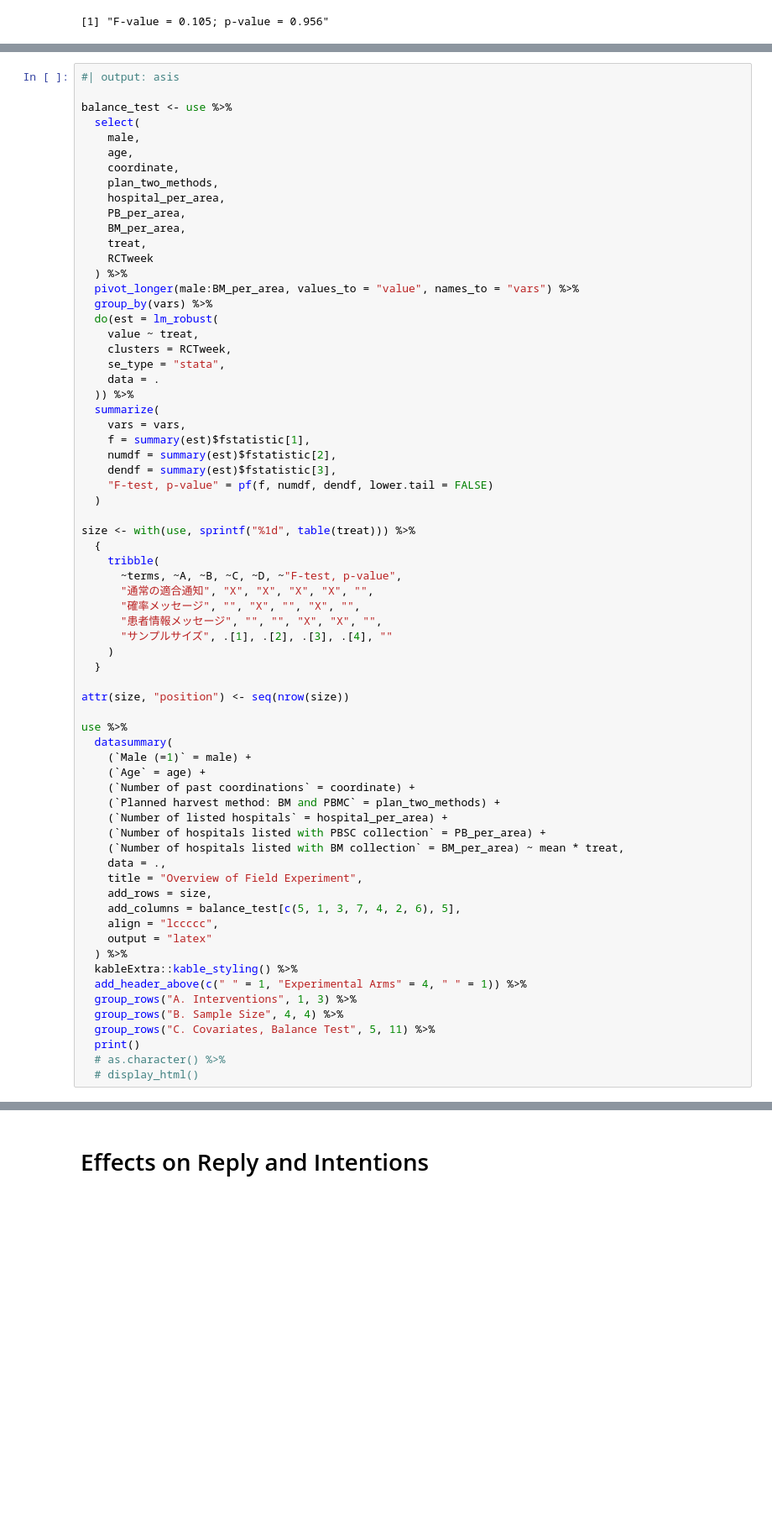
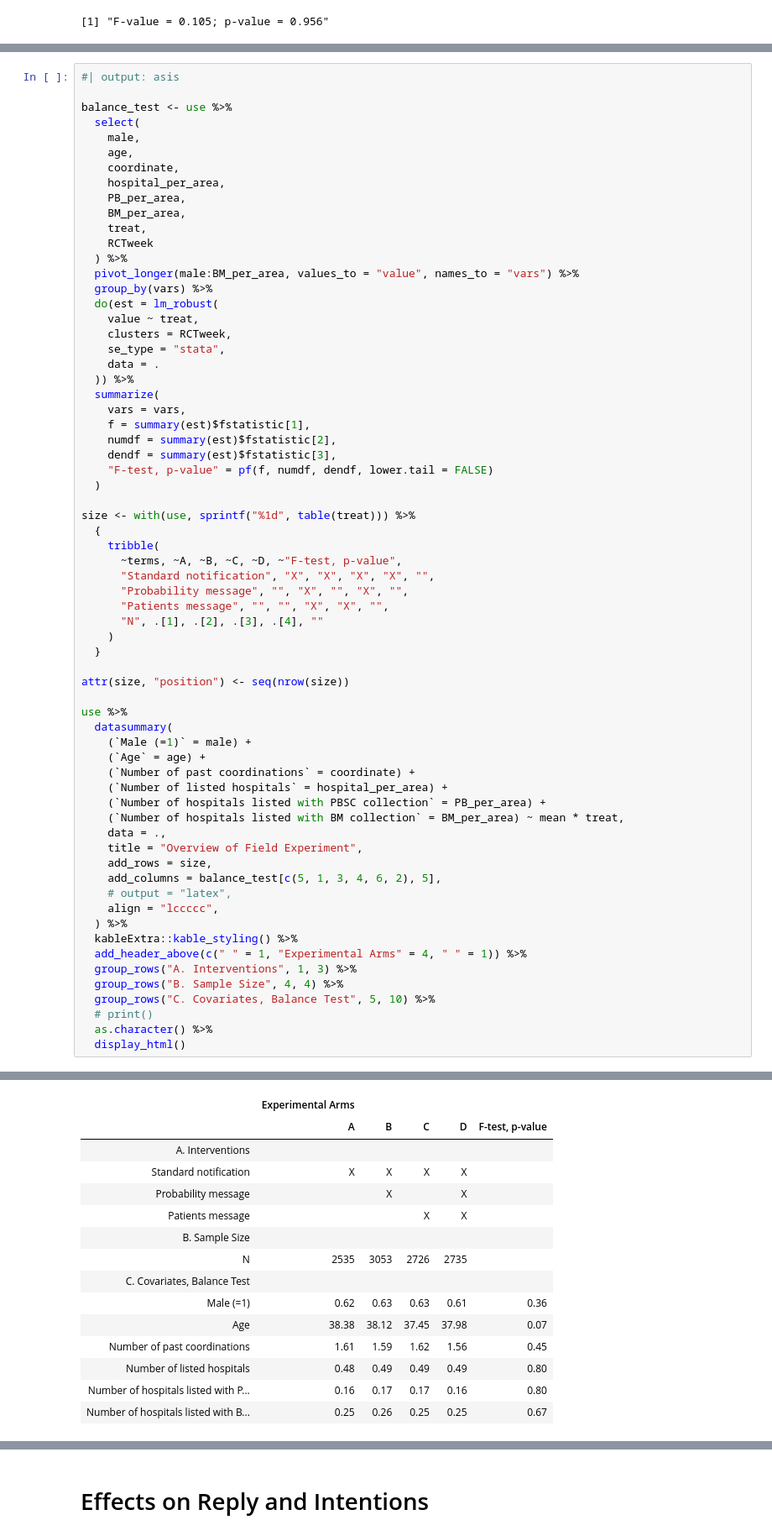
Before and after one commit to JMDP-behavioral-economics/RCT-Nudge, a Jupyter notebook: notebook/body.ipynb, the cells around one changed output, grey strips where cells are left out. Shown: that part at 84% size. Drawn from its saved outputs; the diff is of its cells as text; blank space fills up the shorter version.

```diff
--- a/notebook/body.ipynb
+++ b/notebook/body.ipynb
@@ -180,7 +180,6 @@ balance_test <- use %>%
     male,
     age,
     coordinate,
-    plan_two_methods,
     hospital_per_area,
     PB_per_area,
     BM_per_area,
@@ -207,10 +206,10 @@ size <- with(use, sprintf("%1d", table(treat))) %>%
   {
     tribble(
       ~terms, ~A, ~B, ~C, ~D, ~"F-test, p-value",
-      "通常の適合通知", "X", "X", "X", "X", "",
-      "確率メッセージ", "", "X", "", "X", "",
-      "患者情報メッセージ", "", "", "X", "X", "",
-      "サンプルサイズ", .[1], .[2], .[3], .[4], ""
+      "Standard notification", "X", "X", "X", "X", "",
+      "Probability message", "", "X", "", "X", "",
+      "Patients message", "", "", "X", "X", "",
+      "N", .[1], .[2], .[3], .[4], ""
     )
   }
 
@@ -221,23 +220,22 @@ use %>%
     (`Male (=1)` = male) +
     (`Age` = age) +
     (`Number of past coordinations` = coordinate) +
-    (`Planned harvest method: BM and PBMC` = plan_two_methods) +
     (`Number of listed hospitals` = hospital_per_area) +
     (`Number of hospitals listed with PBSC collection` = PB_per_area) +
     (`Number of hospitals listed with BM collection` = BM_per_area) ~ mean * treat,
     data = .,
     title = "Overview of Field Experiment",
     add_rows = size,
-    add_columns = balance_test[c(5, 1, 3, 7, 4, 2, 6), 5],
+    add_columns = balance_test[c(5, 1, 3, 4, 6, 2), 5],
+    # output = "latex",
     align = "lccccc",
-    output = "latex"
   ) %>%
   kableExtra::kable_styling() %>%
   add_header_above(c(" " = 1, "Experimental Arms" = 4, " " = 1)) %>%
   group_rows("A. Interventions", 1, 3) %>%
   group_rows("B. Sample Size", 4, 4) %>%
-  group_rows("C. Covariates, Balance Test", 5, 11) %>%
-  print()
-  # as.character() %>%
-  # display_html()
+  group_rows("C. Covariates, Balance Test", 5, 10) %>%
+  # print()
+  as.character() %>%
+  display_html()
 # %% [output]
@@ -261 +243,16 @@ use %>%
+|  | Experimental Arms |  |  |  |  |
+|  | A | B | C | D | F-test, p-value |
+| A. Interventions |  |  |  |  |  |
+| Standard notification | X | X | X | X |  |
+| Probability message |  | X |  | X |  |
+| Patients message |  |  | X | X |  |
+| B. Sample Size |  |  |  |  |  |
+| N | 2535 | 3053 | 2726 | 2735 |  |
+| C. Covariates, Balance Test |  |  |  |  |  |
+| Male (=1) | 0.62 | 0.63 | 0.63 | 0.61 | 0.36 |
+| Age | 38.38 | 38.12 | 37.45 | 37.98 | 0.07 |
+| Number of past coordinations | 1.61 | 1.59 | 1.62 | 1.56 | 0.45 |
+| Number of listed hospitals | 0.48 | 0.49 | 0.49 | 0.49 | 0.80 |
+| Number of hospitals listed with P... | 0.16 | 0.17 | 0.17 | 0.16 | 0.80 |
+| Number of hospitals listed with B... | 0.25 | 0.26 | 0.25 | 0.25 | 0.67 |
 # %% [markdown]
```
Also changed, not shown: parts of 9 cells of this notebook, 2 other files.
